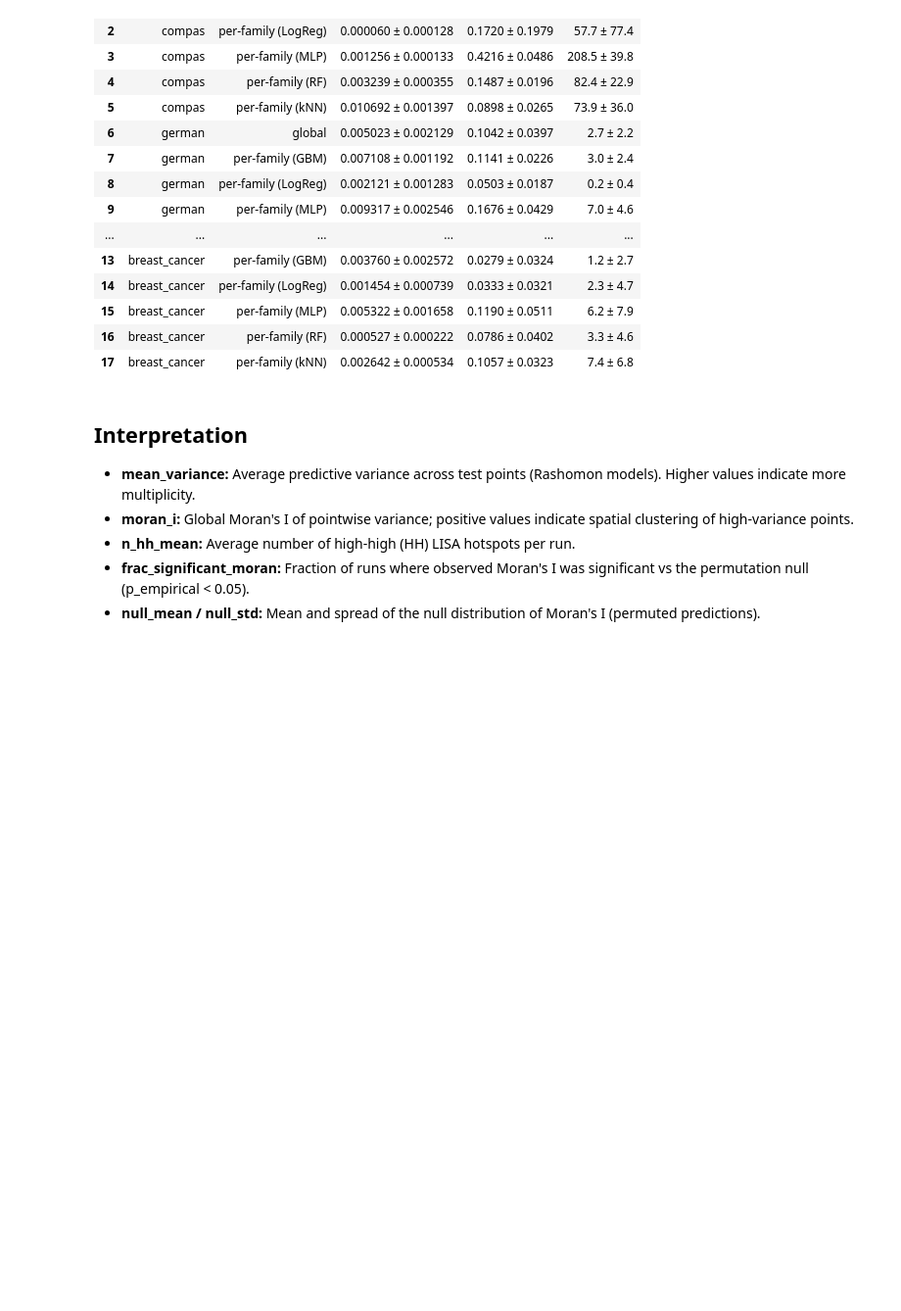
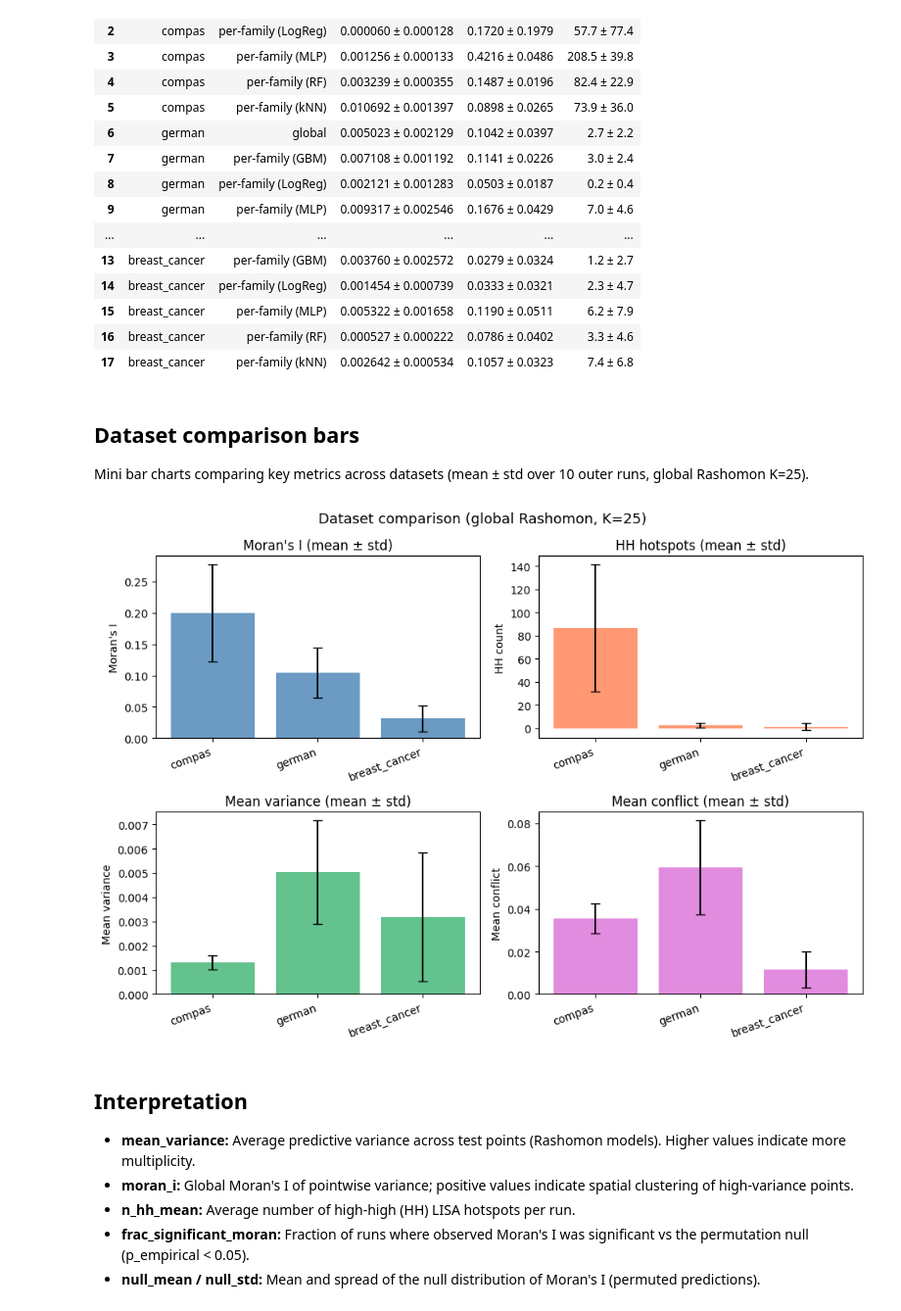
Before and after one commit to DejvisT/spatial-rashomon-multiplicity, a Jupyter notebook: notebooks/01_primary_experiment.ipynb, the cells around one changed output. Shown at 98% size. Drawn from its saved outputs; the diff is of its cells as text; code cells hidden in the pictures; blank space fills up the shorter version.

Commit message:
Adding plots to nb01, nb02

```diff
--- a/notebooks/01_primary_experiment.ipynb
+++ b/notebooks/01_primary_experiment.ipynb
@@ -406,6 +409,72 @@ Saved: c:\Users\dejvi\Documents\pythonProject\Rashomon Sets\rashomon-multiplicit
 | 15 | breast_cancer | per-family (MLP) | 0.005322 ± 0.001658 | 0.1190 ± 0.0511 | 6.2 ± 7.9 |
 | 16 | breast_cancer | per-family (RF) | 0.000527 ± 0.000222 | 0.0786 ± 0.0402 | 3.3 ± 4.6 |
 | 17 | breast_cancer | per-family (kNN) | 0.002642 ± 0.000534 | 0.1057 ± 0.0323 | 7.4 ± 6.8 |
+# %% [markdown]
+## Dataset comparison bars
+
+Mini bar charts comparing key metrics across datasets (mean ± std over 10 outer runs, global Rashomon K=25).
+# %%
+FIG_DIR_NB01 = ROOT / "figures" / "nb01"
+FIG_DIR_NB01.mkdir(parents=True, exist_ok=True)
+
+datasets = ["compas", "german", "breast_cancer"]
+records = []
+for ds in datasets:
+    csv_path = RESULTS_DIR / ds / "summary_per_run.csv"
+    if csv_path.exists():
+        df = pd.read_csv(csv_path)
+        records.append({
+            "dataset": ds,
+            "moran_i_mean": df["moran_i"].mean(),
+            "moran_i_std": df["moran_i"].std(),
+            "n_hh_mean": df["n_hh"].mean(),
+            "n_hh_std": df["n_hh"].std(),
+            "mean_var_mean": df["mean_variance"].mean(),
+            "mean_var_std": df["mean_variance"].std(),
+            "mean_conflict_mean": df["mean_conflict"].mean(),
+            "mean_conflict_std": df["mean_conflict"].std(),
+        })
+
+comp_df = pd.DataFrame(records)
+x = range(len(comp_df))
+labels = comp_df["dataset"].values
+
+fig, axes = plt.subplots(2, 2, figsize=(10, 7))
+
+axes[0, 0].bar(x, comp_df["moran_i_mean"], yerr=comp_df["moran_i_std"],
+               capsize=4, color="steelblue", alpha=0.8)
+axes[0, 0].set_xticks(list(x))
+axes[0, 0].set_xticklabels(labels, rotation=20, ha="right")
+axes[0, 0].set_ylabel("Moran's I")
+axes[0, 0].set_title("Moran's I (mean ± std)")
+
+axes[0, 1].bar(x, comp_df["n_hh_mean"], yerr=comp_df["n_hh_std"],
+               capsize=4, color="coral", alpha=0.8)
+axes[0, 1].set_xticks(list(x))
+axes[0, 1].set_xticklabels(labels, rotation=20, ha="right")
+axes[0, 1].set_ylabel("HH count")
+axes[0, 1].set_title("HH hotspots (mean ± std)")
+
+axes[1, 0].bar(x, comp_df["mean_var_mean"], yerr=comp_df["mean_var_std"],
+               capsize=4, color="mediumseagreen", alpha=0.8)
+axes[1, 0].set_xticks(list(x))
+axes[1, 0].set_xticklabels(labels, rotation=20, ha="right")
+axes[1, 0].set_ylabel("Mean variance")
+axes[1, 0].set_title("Mean variance (mean ± std)")
+
+axes[1, 1].bar(x, comp_df["mean_conflict_mean"], yerr=comp_df["mean_conflict_std"],
+               capsize=4, color="orchid", alpha=0.8)
+axes[1, 1].set_xticks(list(x))
+axes[1, 1].set_xticklabels(labels, rotation=20, ha="right")
+axes[1, 1].set_ylabel("Mean conflict")
+axes[1, 1].set_title("Mean conflict (mean ± std)")
+
+fig.suptitle("Dataset comparison (global Rashomon, K=25)", fontsize=13)
+fig.tight_layout()
+fig.savefig(FIG_DIR_NB01 / "dataset_comparison_bars.pdf", bbox_inches="tight")
+plt.show()
+# %% [output]
+[figure, added]
 # %% [markdown]
 ## Interpretation
 
```
Also changed, not shown: parts of 1 cell of this notebook, 5 other files.
